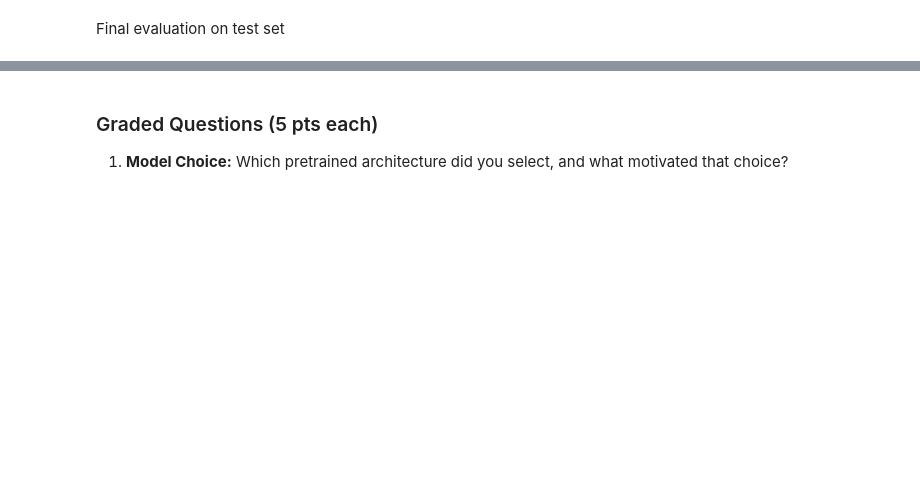
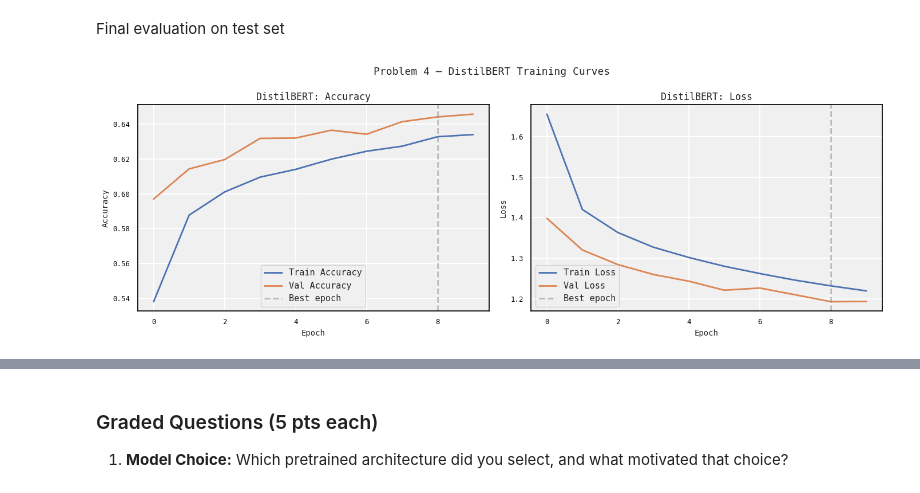
Before and after one commit to ushak1984/DX703-HuffPost-News-Analysis-Milestone2, a Jupyter notebook: Milestone_02.ipynb, the cells around one changed output, grey strips where cells are left out. Drawn from its saved outputs; the diff is of its cells as text; code cells hidden in the pictures; blank space fills up the shorter version.

```diff
--- a/Milestone_02.ipynb
+++ b/Milestone_02.ipynb
@@ -1396,3 +1396,35 @@ Training time     : 01:01:59
 ==================================================
 # %% [markdown]
 Final evaluation on test set
+# %%
+# ============================================
+# Training vs Validation Curves
+# ============================================
+
+fig, axes = plt.subplots(1, 2, figsize=(14, 5))
+
+# Accuracy
+axes[0].plot(history_bert["train_acc"], label="Train Accuracy")
+axes[0].plot(history_bert["val_acc"],   label="Val Accuracy")
+axes[0].axvline(best_epoch_bert - 1, linestyle="--",
+                alpha=0.5, color="gray", label="Best epoch")
+axes[0].set_title("DistilBERT: Accuracy")
+axes[0].set_xlabel("Epoch")
+axes[0].set_ylabel("Accuracy")
+axes[0].legend()
+
+# Loss
+axes[1].plot(history_bert["train_loss"], label="Train Loss")
+axes[1].plot(history_bert["val_loss"],   label="Val Loss")
+axes[1].axvline(best_epoch_bert - 1, linestyle="--",
+                alpha=0.5, color="gray", label="Best epoch")
+axes[1].set_title("DistilBERT: Loss")
+axes[1].set_xlabel("Epoch")
+axes[1].set_ylabel("Loss")
+axes[1].legend()
+
+plt.suptitle("Problem 4 – DistilBERT Training Curves", fontsize=13)
+plt.tight_layout()
+plt.show()
+# %% [output]
+[figure, added]
```
Also changed, not shown: parts of 27 cells of this notebook.
